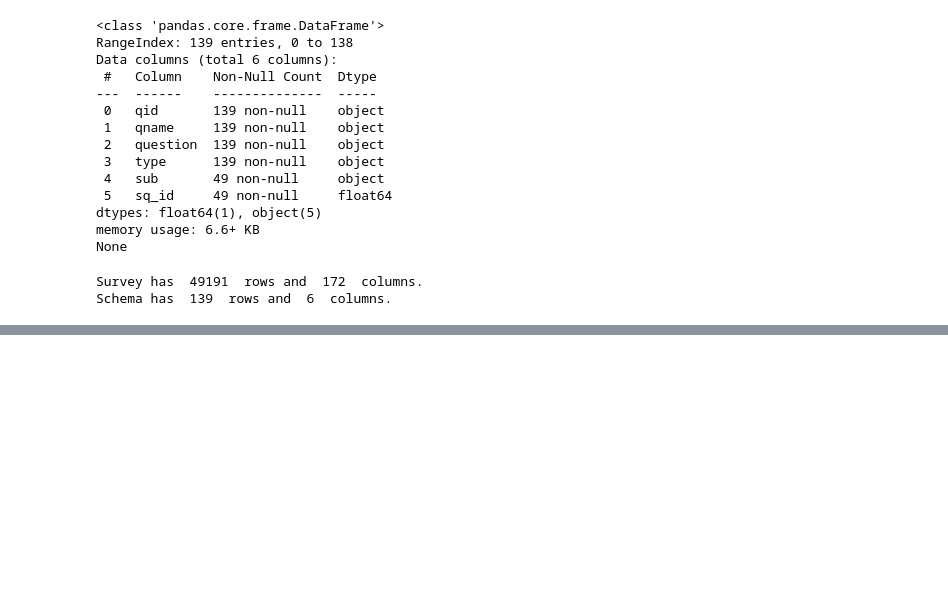
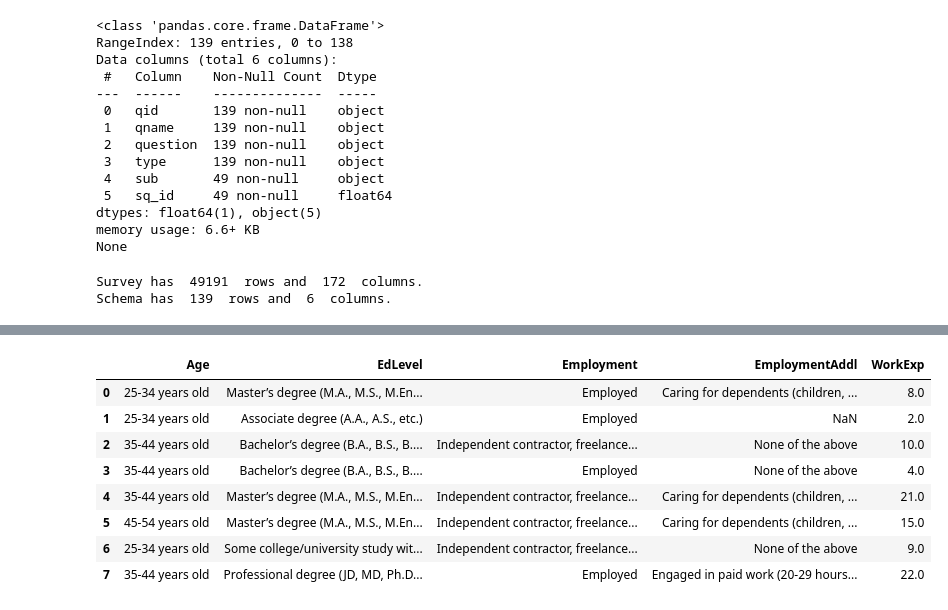
Before and after one commit to ipgx/Python, a Jupyter notebook: Pandas/00_Intro.ipynb, the cells around one changed output, grey strips where cells are left out. Saved outputs shown, nothing was run; the diff lists cells and outputs as text; code cells hidden in the pictures; blank space fills up the shorter version.

Commit message:
Understanding Rows & Columns

```diff
--- a/Pandas/00_Intro.ipynb
+++ b/Pandas/00_Intro.ipynb
@@ -96,0 +212,13 @@ Schema has  139  rows and  6  columns.
+# %%
+# Slice rows and columns by integer positions with .iloc (end index is exclusive)
+stackOverflow_survey.iloc[0:8, 2:7]
+# %% [output]
+|  | Age | EdLevel | Employment | EmploymentAddl | WorkExp |
+| 0 | 25-34 years old | Master’s degree (M.A., M.S., M.En... | Employed | Caring for dependents (children, ... | 8.0 |
+| 1 | 25-34 years old | Associate degree (A.A., A.S., etc.) | Employed | NaN | 2.0 |
+| 2 | 35-44 years old | Bachelor’s degree (B.A., B.S., B.... | Independent contractor, freelance... | None of the above | 10.0 |
+| 3 | 35-44 years old | Bachelor’s degree (B.A., B.S., B.... | Employed | None of the above | 4.0 |
+| 4 | 35-44 years old | Master’s degree (M.A., M.S., M.En... | Independent contractor, freelance... | Caring for dependents (children, ... | 21.0 |
+| 5 | 45-54 years old | Master’s degree (M.A., M.S., M.En... | Independent contractor, freelance... | Caring for dependents (children, ... | 15.0 |
+| 6 | 25-34 years old | Some college/university study wit... | Independent contractor, freelance... | None of the above | 9.0 |
+| 7 | 35-44 years old | Professional degree (JD, MD, Ph.D... | Employed | Engaged in paid work (20-29 hours... | 22.0 |
```
Also changed, not shown: parts of 8 cells of this notebook.
